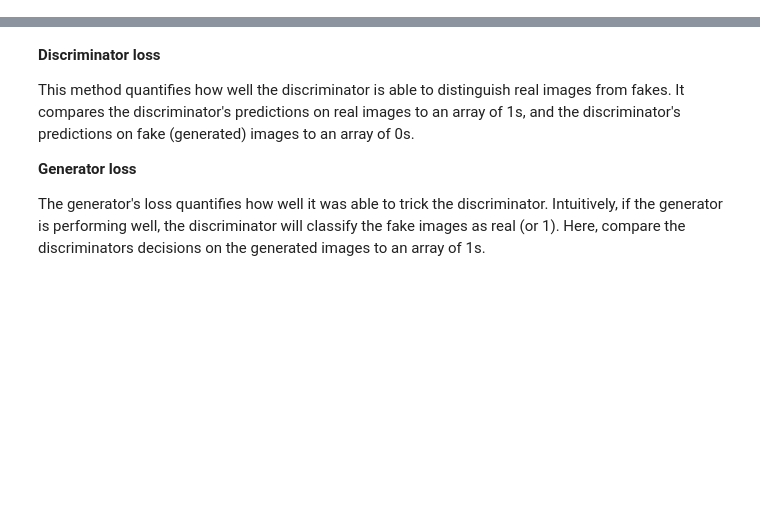
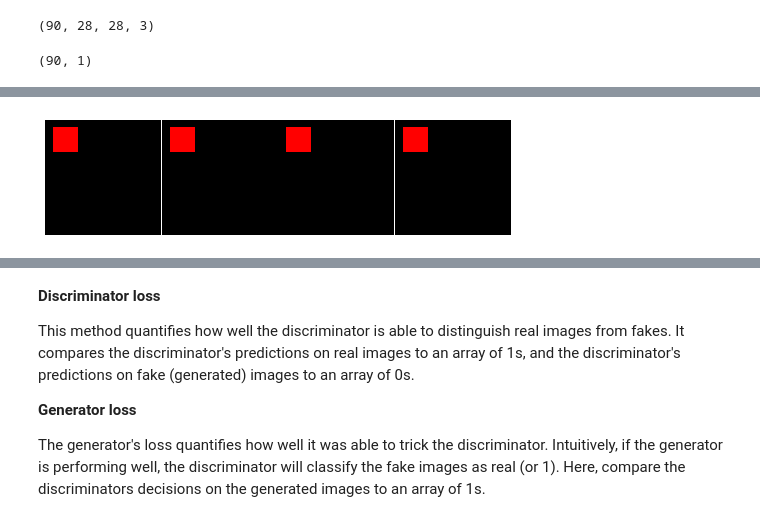
Before and after one commit to zacrostxt/TrackGAN, a Jupyter notebook: TrackGAN.ipynb, the cells around one changed output, grey strips where cells are left out. Cells and saved outputs as stored; diff of their text form; code cells hidden in the pictures; blank space fills up the shorter version.

```diff
--- a/TrackGAN.ipynb
+++ b/TrackGAN.ipynb
@@ -94,0 +115,29 @@ Downloading data from https://storage.googleapis.com/tensorflow/tf-keras-dataset
+# %%
+# Create Fake Dataset FOR TESTING RELATIVE DATA DISTRIBUTION
+
+image = np.zeros( shape = [28,28,3])
+
+X_ = np.zeros( shape = [90,28,28,3] )
+Y_ = np.zeros( shape = [90,1] )
+
+
+# RED IMAGES
+X_[:30,2:14,2:14,0] = tf.random.normal( X_[:30,2:14,2:14,0].shape, 160, 10, tf.float32)
+Y_[:30] = 0
+# GREEN
+X_[30:60,0:14,14:28,1] = tf.random.normal( X_[30:60,0:14,14:28,1].shape, 160, 10, tf.float32)
+Y_[30:60] = 1
+# BLUE
+X_[60:90,10:20,10:20,2] = tf.random.normal( X_[60:90,10:20,10:20,2].shape, 160, 10, tf.float32)
+Y_[60:90] = 2
+
+X_.shape
+Y_.shape
+# %% [output]
+(90, 28, 28, 3)
+(90, 1)
+# %%
+#image_utils.display_image(red_image)
+#image_utils.display_multiple_image( [red_image, green_image, blue_image], size = [600,300])
+image_utils.display_multiple_image( X_[:4], size = [600,300])
+# %% [output]
@@ -95 +148,2 @@ Downloading data from https://storage.googleapis.com/tensorflow/tf-keras-dataset
+[figure, added]
 # %%
```
Also changed, not shown: parts of 24 cells of this notebook, 7 other files.
